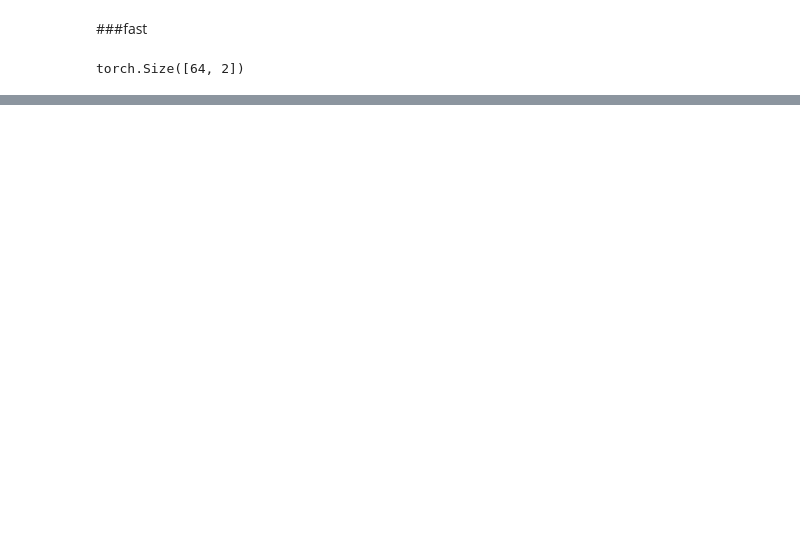
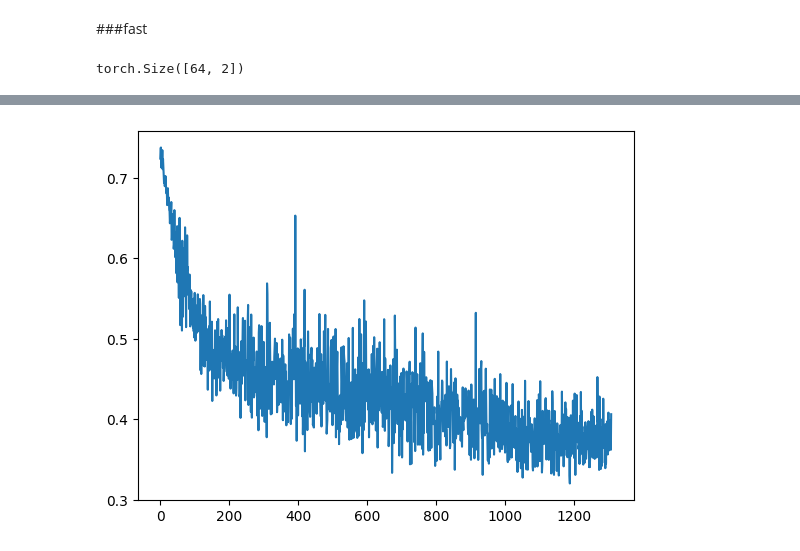
Before and after one commit to eisbetterthanpi/pytorch, a Jupyter notebook: miniproj.ipynb, the cells around one changed output, grey strips where cells are left out. Cells and saved outputs as stored; diff of their text form; code cells hidden in the pictures; blank space fills up the shorter version.

```diff
--- a/miniproj.ipynb
+++ b/miniproj.ipynb
@@ -286,7 +129,7 @@ scaler = torch.cuda.amp.GradScaler()
 def strain(dataloader, model, loss_fn, optimizer, scheduler=None, verbose=True):
     size = len(dataloader.dataset)
     model.train()
-    # lr_list, loss_list = [], []
+    lr_list, loss_list = [], []
     for batch, (x, y) in enumerate(dataloader):
         sx, sy = x.to(device), y.to(device)
         optimizer.zero_grad()
@@ -298,21 +141,22 @@ def strain(dataloader, model, loss_fn, optimizer, scheduler=None, verbose=True):
         scaler.step(optimizer)
         scaler.update()
         if scheduler is not None:
-            # lr_list.append(optimizer.param_groups[0]["lr"])
             scheduler.step()
-            # loss_list.append(loss.item())
 
+        # lr_list.append(optimizer.param_groups[0]["lr"])
+        loss_list.append(loss.item())
         # loss.backward()
         # optimizer.step()
         if (batch) % (size//(10* len(x))) == 0:
             loss, current = loss.item(), batch * len(x)
             if verbose: print(f"loss: {loss:>7f}  [{current:>5d}/{size:>5d}]")
-    return #lr_list, loss_list
+    return lr_list, loss_list
 
 # def train(dataloader, model, loss_fn, optimizer):
 def train(dataloader, model, loss_fn, optimizer, scheduler=None, verbose=True):
     size = len(dataloader.dataset)
     model.train()
+    lr_list, loss_list = [], []
     for batch, (x, y) in enumerate(dataloader):
     # for batch, ((x,y), labels) in enumerate(dataloader):
         sx, sy = x.to(device), y.to(device)
@@ -375,7 +210,7 @@ lr_lst, loss_lst=[],[]
 loss_fn = nn.CrossEntropyLoss()
 
 # model = ResNet(Bottleneck, [3,3,3], num_classes=10, num_channels=3).to(device)
-batch_size = 128 #64 # 4 512
+batch_size = 64 #64 # 4 512
 
 train_data = datasets.ImageFolder(train_dir, transform=transform)
 test_data = datasets.ImageFolder(test_dir, transform=transform)
@@ -384,16 +219,17 @@ test_loader = torch.utils.data.DataLoader(test_data, batch_size=batch_size, shuf
 num_batches=int(np.ceil(len(train_data)/batch_size))
 train_data=0;test_data=0
 
-base_lr, max_lr = 1e-5, 1e-3 #0.5#
-end_lr, start_lr = 0.0001,0.1
+base_lr, max_lr = 1e-5, 1e-3 # 1e-5, 1e-3 #0.5#
+# base_lr, max_lr = 3e-6, 3e-4
+end_lr, start_lr = 1e-5, 1e-3 # 0.0001,0.1
 
 # print(num_batches)
-epochs = 10 #5 20
+epochs = 5 #5 20
 # (1e-5/1e-1)=gamma**(num_batches*epochs)
 # gamma = np.exp(np.log(1e-3/1e-1)/epochs) # for scheduler step every epoch
 gamma = np.exp(np.log(end_lr/start_lr)/(num_batches*epochs)) # for scheduler step every optimizer step
 # print(gamma)
-# optimizer = torch.optim.SGD(model.parameters(), lr = 1e-1, momentum=0.9)
+# optimizer = torch.optim.SGD(model.parameters(), lr = start_lr, momentum=0.9)
 optimizer = torch.optim.AdamW(model.parameters(), lr=base_lr, betas=(0.9, 0.999), eps=1e-08, weight_decay=3e-6)
 
 div_factor = max_lr/base_lr
@@ -411,11 +247,12 @@ for t in range(epochs):
     # lr_lst.append(lr)
     print(lr)
     # train(train_loader, model, loss_fn, optimizer)
-    # lr_ls, loss_ls = strain(train_loader, model, loss_fn, optimizer, scheduler)
-    strain(train_loader, model, loss_fn, optimizer, scheduler)
+    lr_ls, loss_ls = strain(train_loader, model, loss_fn, optimizer, scheduler)
+    # strain(train_loader, model, loss_fn, optimizer, scheduler)
     test(test_loader, model, loss_fn)
     # scheduler.step()
-    # lr_lst.append(lr_ls); loss_lst.append(loss_ls)
+    # lr_lst.append(lr_ls)
+    loss_lst.extend(loss_ls)
 print("Done!")
 
 end = time.time()
@@ -435,6 +285,15 @@ pth='/content/drive/MyDrive/frame/res152.pth'
 
 # torch.save(model.state_dict(), pth)
 # model.load_state_dict(torch.load("model.pth"))
+# %%
+import matplotlib.pyplot as plt
+plt.plot(loss_lst)
+# plt.plot(lr_list[:-40], loss_list[:-40])
+# plt.xscale('log')
+plt.show()
+# plt.close()
+# %% [output]
+[figure, added]
 # %%
 test(test_loader, model, loss_fn)
 # %% [output]
```
Also changed, not shown: parts of 10 cells of this notebook.
